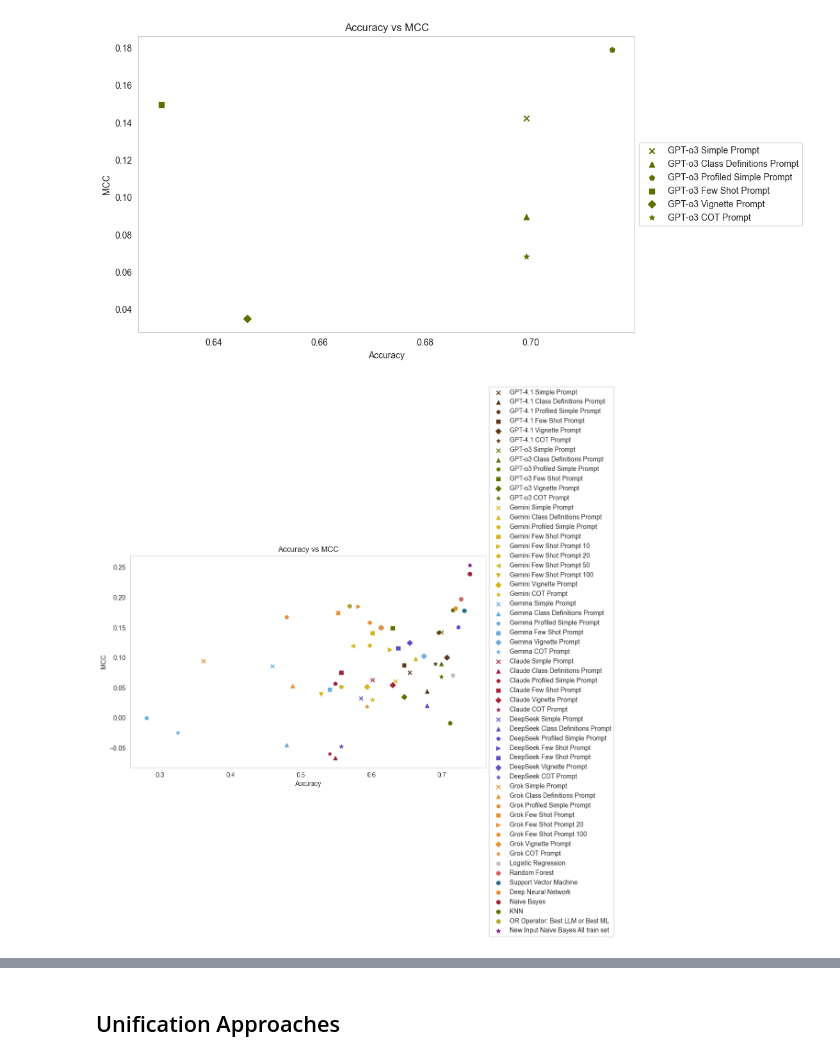
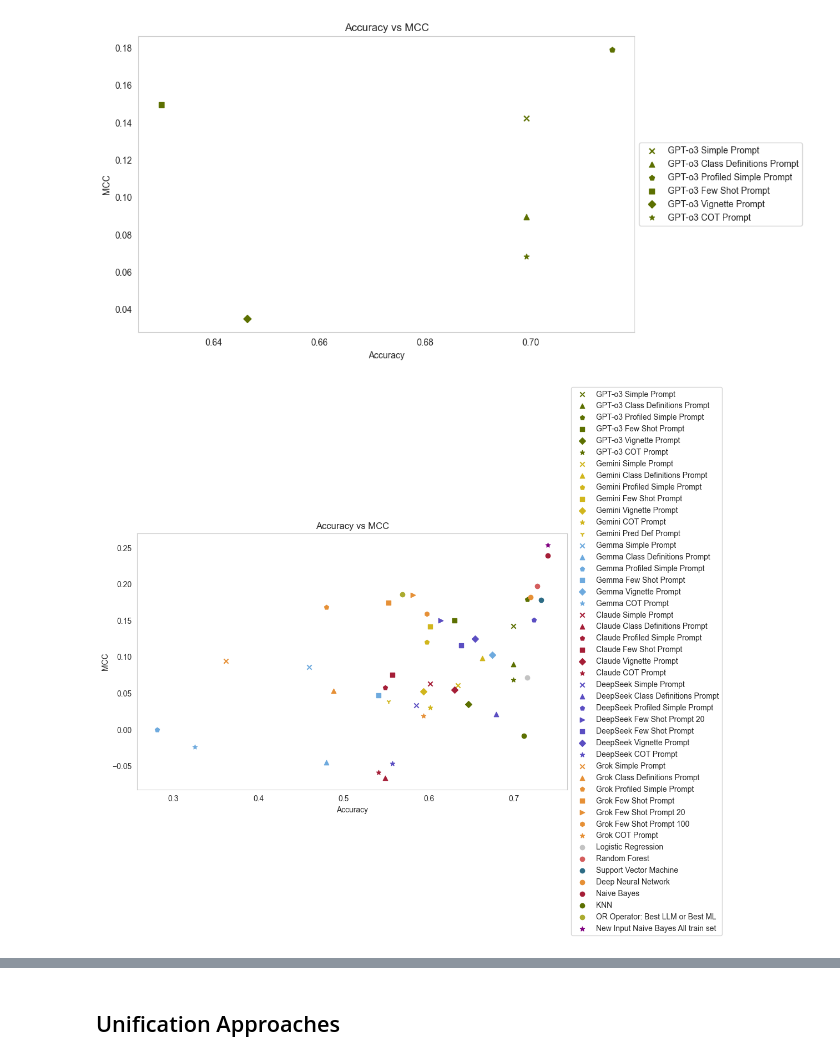
Before and after one commit to kimmizi/master_thesis, a Jupyter notebook: exp/05_Evaluation_Performance.ipynb, the cells around one changed output, grey strips where cells are left out. Cells and saved outputs as stored; diff of their text form; code cells hidden in the pictures.

Commit message:
Trying out pred def prompt

```diff
--- a/exp/05_Evaluation_Performance.ipynb
+++ b/exp/05_Evaluation_Performance.ipynb
@@ -71,6 +71,7 @@ y_pred_Gemini_few_shot_prompt_50 = pd.read_csv("02_LLM/y_pred_LLMs/Gemini/y_pred
 y_pred_Gemini_few_shot_prompt_100 = pd.read_csv("02_LLM/y_pred_LLMs/Gemini/y_pred_gemini_few_shot_prompt_100.csv", sep =",")
 y_pred_Gemini_vignette_prompt = pd.read_csv("02_LLM/y_pred_LLMs/Gemini/y_pred_gemini_vignette_prompt.csv", sep =",")
 y_pred_Gemini_cot_prompt = pd.read_csv("02_LLM/y_pred_LLMs/Gemini/y_pred_gemini_cot_prompt.csv", sep =",")
+y_pred_Gemini_pred_def_prompt = pd.read_csv("02_LLM/y_pred_LLMs/Gemini/y_pred_gemini_pred_def_prompt.csv", sep =",")
 # %%
 y_pred_Gemma_simple_prompt = pd.read_csv("02_LLM/y_pred_LLMs/Gemma/y_pred_gemma_simple_prompt.csv", sep =",")
 y_pred_Gemma_class_def_prompt = pd.read_csv("02_LLM/y_pred_LLMs/Gemma/y_pred_gemma_class_definitions_prompt.csv", sep =",")
@@ -344,6 +345,7 @@ metrics_Gemini_few_shot_prompt_50 = calculate_metrics(y_test, y_pred_Gemini_few_
 metrics_Gemini_few_shot_prompt_100 = calculate_metrics(y_test, y_pred_Gemini_few_shot_prompt_100["y_pred"])
 metrics_Gemini_vignette_prompt = calculate_metrics(y_test, y_pred_Gemini_vignette_prompt["y_pred"])
 metrics_Gemini_cot_prompt = calculate_metrics(y_test, y_pred_Gemini_cot_prompt["y_pred"])
+metrics_Gemini_pred_def_prompt = calculate_metrics(y_test, y_pred_Gemini_pred_def_prompt["y_pred"])
 # %%
 # metrics_Gemini_simple_prompt = calculate_metrics(y_test_excl, y_pred_Gemini_simple_prompt["y_pred"])
 # metrics_Gemini_class_def_prompt = calculate_metrics(y_test_excl, y_pred_Gemini_class_def_prompt["y_pred"])
@@ -569,12 +571,12 @@ plt.grid()
 # plot all simple prompts for LLMs: MCC vs Accuracy
 plt.figure(figsize = (10, 6))
 
-plt.scatter(metrics_GPT_simple_prompt["accuracy"], metrics_GPT_simple_prompt["mcc"], label = "GPT-4.1 Simple Prompt", color = hex_colors[11], marker = "x")
-plt.scatter(metrics_GPT_class_def_prompt["accuracy"], metrics_GPT_class_def_prompt["mcc"], label = "GPT-4.1 Class Definitions Prompt", color = hex_colors[11], marker = "^")
-plt.scatter(metrics_GPT_profiled_simple_prompt["accuracy"], metrics_GPT_profiled_simple_prompt["mcc"], label = "GPT-4.1 Profiled Simple Prompt", color = hex_colors[11], marker = "p")
-plt.scatter(metrics_GPT_few_shot_prompt["accuracy"], metrics_GPT_few_shot_prompt["mcc"], label = "GPT-4.1 Few Shot Prompt", color = hex_colors[11], marker = "s")
-plt.scatter(metrics_GPT_vignette_prompt["accuracy"], metrics_GPT_vignette_prompt["mcc"], label = "GPT-4.1 Vignette Prompt", color = hex_colors[11], marker = "D")
-plt.scatter(metrics_GPT_cot_prompt["accuracy"], metrics_GPT_cot_prompt["mcc"], label = "GPT-4.1 COT Prompt", color = hex_colors[11], marker = "*")
+# plt.scatter(metrics_GPT_simple_prompt["accuracy"], metrics_GPT_simple_prompt["mcc"], label = "GPT-4.1 Simple Prompt", color = hex_colors[11], marker = "x")
+# plt.scatter(metrics_GPT_class_def_prompt["accuracy"], metrics_GPT_class_def_prompt["mcc"], label = "GPT-4.1 Class Definitions Prompt", color = hex_colors[11], marker = "^")
+# plt.scatter(metrics_GPT_profiled_simple_prompt["accuracy"], metrics_GPT_profiled_simple_prompt["mcc"], label = "GPT-4.1 Profiled Simple Prompt", color = hex_colors[11], marker = "p")
+# plt.scatter(metrics_GPT_few_shot_prompt["accuracy"], metrics_GPT_few_shot_prompt["mcc"], label = "GPT-4.1 Few Shot Prompt", color = hex_colors[11], marker = "s")
+# plt.scatter(metrics_GPT_vignette_prompt["accuracy"], metrics_GPT_vignette_prompt["mcc"], label = "GPT-4.1 Vignette Prompt", color = hex_colors[11], marker = "D")
+# plt.scatter(metrics_GPT_cot_prompt["accuracy"], metrics_GPT_cot_prompt["mcc"], label = "GPT-4.1 COT Prompt", color = hex_colors[11], marker = "*")
 
 plt.scatter(metrics_GPT_o3_simple_prompt["accuracy"], metrics_GPT_o3_simple_prompt["mcc"], label = "GPT-o3 Simple Prompt", color = hex_colors[9], marker = "x")
 plt.scatter(metrics_GPT_o3_class_definitions_prompt["accuracy"], metrics_GPT_o3_class_definitions_prompt["mcc"], label = "GPT-o3 Class Definitions Prompt", color = hex_colors[9], marker = "^")
@@ -587,12 +589,13 @@ plt.scatter(metrics_Gemini_simple_prompt["accuracy"], metrics_Gemini_simple_prom
 plt.scatter(metrics_Gemini_class_def_prompt["accuracy"], metrics_Gemini_class_def_prompt["mcc"], label = "Gemini Class Definitions Prompt", color = hex_colors[2], marker = "^")
 plt.scatter(metrics_Gemini_profiled_simple_prompt["accuracy"], metrics_Gemini_profiled_simple_prompt["mcc"], label = "Gemini Profiled Simple Prompt", color = hex_colors[2], marker = "p")
 plt.scatter(metrics_Gemini_few_shot_prompt["accuracy"], metrics_Gemini_few_shot_prompt["mcc"], label = "Gemini Few Shot Prompt", color = hex_colors[2], marker = "s")
-plt.scatter(metrics_Gemini_few_shot_prompt_10["accuracy"], metrics_Gemini_few_shot_prompt_10["mcc"], label = "Gemini Few Shot Prompt 10", color = hex_colors[2], marker = ">")
-plt.scatter(metrics_Gemini_few_shot_prompt_20["accuracy"], metrics_Gemini_few_shot_prompt_20["mcc"], label = "Gemini Few Shot Prompt 20", color = hex_colors[2], marker = "h")
-plt.scatter(metrics_Gemini_few_shot_prompt_50["accuracy"], metrics_Gemini_few_shot_prompt_50["mcc"], label = "Gemini Few Shot Prompt 50", color = hex_colors[2], marker = "<")
-plt.scatter(metrics_Gemini_few_shot_prompt_100["accuracy"], metrics_Gemini_few_shot_prompt_100["mcc"], label = "Gemini Few Shot Prompt 100", color = hex_colors[2], marker = "v")
+# plt.scatter(metrics_Gemini_few_shot_prompt_10["accuracy"], metrics_Gemini_few_shot_prompt_10["mcc"], label = "Gemini Few Shot Prompt 10", color = hex_colors[2], marker = ">")
+# plt.scatter(metrics_Gemini_few_shot_prompt_20["accuracy"], metrics_Gemini_few_shot_prompt_20["mcc"], label = "Gemini Few Shot Prompt 20", color = hex_colors[2], marker = "h")
+# plt.scatter(metrics_Gemini_few_shot_prompt_50["accuracy"], metrics_Gemini_few_shot_prompt_50["mcc"], label = "Gemini Few Shot Prompt 50", color = hex_colors[2], marker = "<")
+# plt.scatter(metrics_Gemini_few_shot_prompt_100["accuracy"], metrics_Gemini_few_shot_prompt_100["mcc"], label = "Gemini Few Shot Prompt 100", color = hex_colors[2], marker = "v")
 plt.scatter(metrics_Gemini_vignette_prompt["accuracy"], metrics_Gemini_vignette_prompt["mcc"], label = "Gemini Vignette Prompt", color = hex_colors[2], marker = "D")
 plt.scatter(metrics_Gemini_cot_prompt["accuracy"], metrics_Gemini_cot_prompt["mcc"], label = "Gemini COT Prompt", color = hex_colors[2], marker = "*")
+plt.scatter(metrics_Gemini_pred_def_prompt["accuracy"], metrics_Gemini_pred_def_prompt["mcc"], label = "Gemini Pred Def Prompt", color = hex_colors[2], marker = "1")
 
 plt.scatter(metrics_Gemma_simple_prompt["accuracy"], metrics_Gemma_simple_prompt["mcc"], label = "Gemma Simple Prompt", color = hex_colors[5], marker = "x")
 plt.scatter(metrics_Gemma_class_def_prompt["accuracy"], metrics_Gemma_class_def_prompt["mcc"], label = "Gemma Class Definitions Prompt", color = hex_colors[5], marker = "^")
@@ -611,7 +614,7 @@ plt.scatter(metrics_Claude_4_cot_prompt["accuracy"], metrics_Claude_4_cot_prompt
 plt.scatter(metrics_DeepSeek_simple_prompt["accuracy"], metrics_DeepSeek_simple_prompt["mcc"], label = "DeepSeek Simple Prompt", color = hex_colors[13], marker = "x")
 plt.scatter(metrics_DeepSeek_class_def_prompt["accuracy"], metrics_DeepSeek_class_def_prompt["mcc"], label = "DeepSeek Class Definitions Prompt", color = hex_colors[13], marker = "^")
 plt.scatter(metrics_DeepSeek_profiled_simple_prompt["accuracy"], metrics_DeepSeek_profiled_simple_prompt["mcc"], label = "DeepSeek Profiled Simple Prompt", color = hex_colors[13], marker = "p")
-plt.scatter(metrics_DeepSeek_few_shot_prompt_20["accuracy"], metrics_DeepSeek_few_shot_prompt_20["mcc"], label = "DeepSeek Few Shot Prompt", color = hex_colors[13], marker = ">")
+plt.scatter(metrics_DeepSeek_few_shot_prompt_20["accuracy"], metrics_DeepSeek_few_shot_prompt_20["mcc"], label = "DeepSeek Few Shot Prompt 20", color = hex_colors[13], marker = ">")
 plt.scatter(metrics_DeepSeek_few_shot_prompt["accuracy"], metrics_DeepSeek_few_shot_prompt["mcc"], label = "DeepSeek Few Shot Prompt", color = hex_colors[13], marker = "s")
 plt.scatter(metrics_DeepSeek_vignette_prompt["accuracy"], metrics_DeepSeek_vignette_prompt["mcc"], label = "DeepSeek Vignette Prompt", color = hex_colors[13], marker = "D")
 plt.scatter(metrics_DeepSeek_cot_prompt["accuracy"], metrics_DeepSeek_cot_prompt["mcc"], label = "DeepSeek COT Prompt", color = hex_colors[13], marker = "*")
@@ -622,7 +625,7 @@ plt.scatter(metrics_Grok_profiled_simple_prompt["accuracy"], metrics_Grok_profil
 plt.scatter(metrics_Grok_few_shot_prompt["accuracy"], metrics_Grok_few_shot_prompt["mcc"], label = "Grok Few Shot Prompt", color = hex_colors[4], marker = "s")
 plt.scatter(metrics_Grok_few_shot_prompt_20["accuracy"], metrics_Grok_few_shot_prompt_20["mcc"], label = "Grok Few Shot Prompt 20", color = hex_colors[4], marker = ">")
 plt.scatter(metrics_Grok_few_shot_prompt_100["accuracy"], metrics_Grok_few_shot_prompt_100["mcc"], label = "Grok Few Shot Prompt 100", color = hex_colors[4], marker = "h")
-plt.scatter(metrics_Grok_vignette_prompt["accuracy"], metrics_Grok_vignette_prompt["mcc"], label = "Grok Vignette Prompt", color = hex_colors[4], marker = "D")
+# plt.scatter(metrics_Grok_vignette_prompt["accuracy"], metrics_Grok_vignette_prompt["mcc"], label = "Grok Vignette Prompt", color = hex_colors[4], marker = "D")
 plt.scatter(metrics_Grok_cot_prompt["accuracy"], metrics_Grok_cot_prompt["mcc"], label = "Grok COT Prompt", color = hex_colors[4], marker = "*")
 
 plt.scatter(metrics_lr["accuracy"], metrics_lr["mcc"], label = "Logistic Regression", color = hex_colors[7])
@@ -642,34 +645,34 @@ plt.scatter(metrics_best_LLM_or_best_ML["accuracy"], metrics_best_LLM_or_best_ML
 # plt.scatter(metrics_pov_llm_votes["accuracy"], metrics_pov_llm_votes["mcc"], label = "POV LLM Votes", color = "black", marker = "p")
 # plt.scatter(metrics_pov_simple_votes["accuracy"], metrics_pov_simple_votes["mcc"], label = "POV Simple Votes", color = "black", marker = "x")
 # plt.scatter(metrics_pov_class_definitions_votes["accuracy"], metrics_pov_class_definitions_votes["mcc"], label = "POV Class Definitions Votes", color = "black", marker = "^")
 # plt.scatter(metrics_pov_profiled_simple_votes["accuracy"], metrics_pov_profiled_simple_votes["mcc"], label = "POV Profiled Simple Votes", color = "black", marker = "p")
 # plt.scatter(metrics_pov_few_shot_votes["accuracy"], metrics_pov_few_shot_votes["mcc"], label = "POV Few Shot Votes", color = "black", marker = "s")
 # plt.scatter(metrics_pov_vignette_votes["accuracy"], metrics_pov_vignette_votes["mcc"], label = "POV Vignette Votes", color = "black", marker = "D")
 # plt.scatter(metrics_pov_cot_votes["accuracy"], metrics_pov_cot_votes["mcc"], label = "POV COT Votes", color = "black", marker = "*")
 
 
 # plt.scatter(metrics_new_input_dnn["accuracy"], metrics_new_input_dnn["mcc"], label = "New Input DNN", color = "green", marker = "s")
 # plt.scatter(metrics_new_input_svc["accuracy"], metrics_new_input_svc["mcc"], label = "New Input SVC", color = "orange", marker = "D")
 plt.scatter(metrics_new_input_nb["accuracy"], metrics_new_input_nb["mcc"], label = "New Input Naive Bayes All train set", color = "purple", marker = "*")
 
 # plt.xlim(0.3, 0.7)
 # plt.ylim(-0.05, 0.25)
 
 # plt.xlim(0, 1.02)
 # plt.ylim(-1.02, 1.02)
 
 plt.xlabel("Accuracy")
 plt.ylabel("MCC")
 plt.title("Accuracy vs MCC")
 plt.legend(loc = 'center left', bbox_to_anchor = (1, 0.5))
 plt.grid()
 
 # # save as png
 # plt.savefig("../doc/figs/01_LLM_ML_performance/accuracy_mcc_LLMs.png", dpi = 300, bbox_inches = "tight")
 # plt.savefig("../doc/figs/01_LLM_ML_performance/accuracy_mcc_all_models.png", dpi = 300, bbox_inches = "tight")
 # plt.savefig("../doc/figs/01_LLM_ML_performance/accuracy_mcc_LLMs_ML_0_1.png", dpi = 300, bbox_inches = "tight")
 # %% [output]
-[figure, old version]
+[figure, new version]
 # %%
 # plot sensitivity vs specificity for all simple prompts
 plt.figure(figsize = (10, 6))
```
Also changed, not shown: parts of 5 cells of this notebook, 8 other files.
